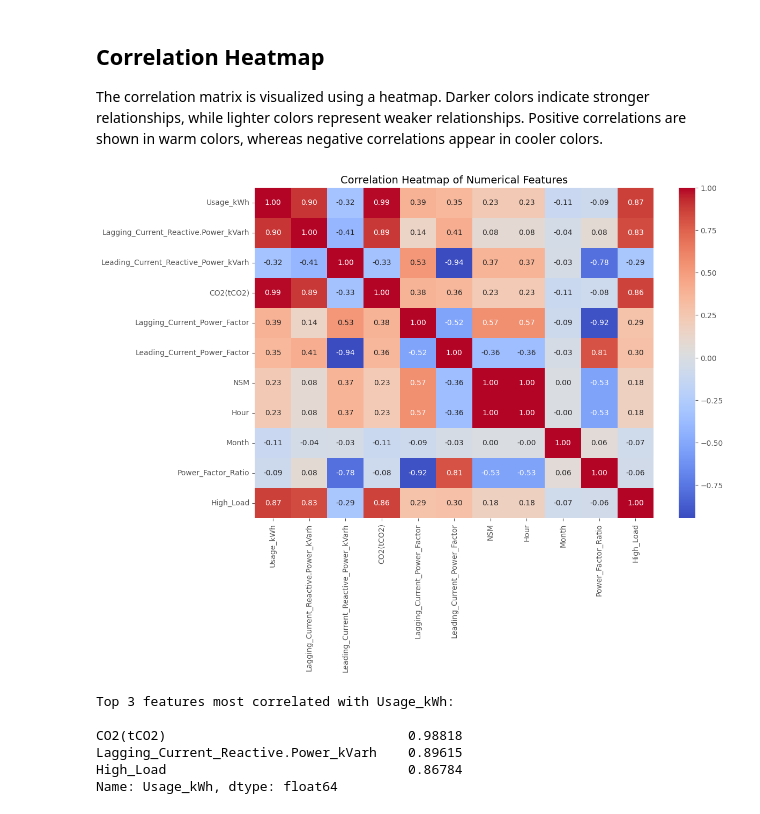
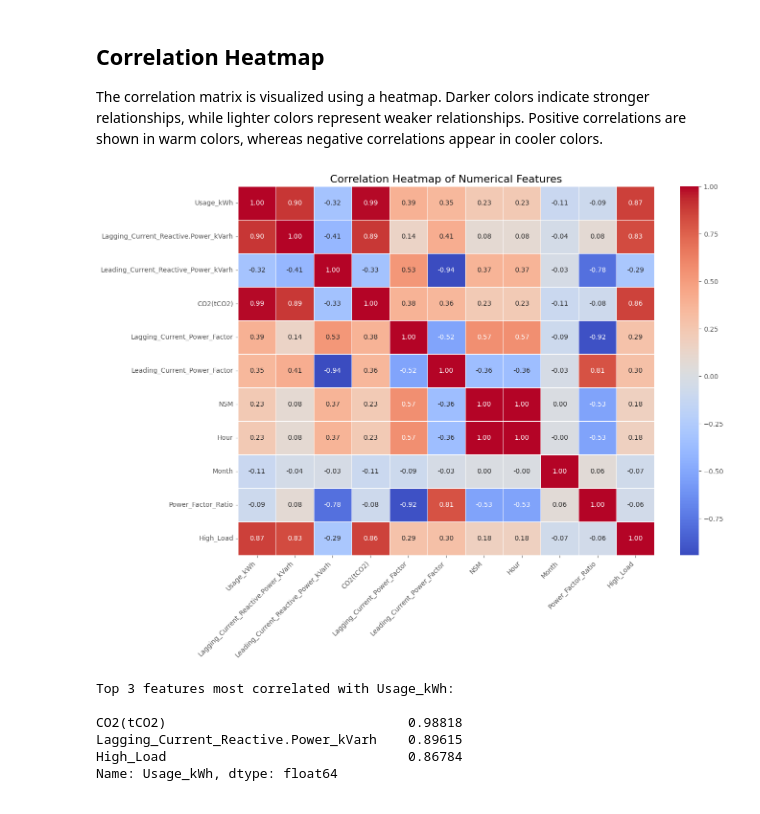
Before and after one commit to hania-sajjad/Week-2-Task, a Jupyter notebook: week2_eda.ipynb, the cells around one changed output. Cells and saved outputs as stored; diff of their text form; code cells hidden in the pictures.

Commit message:
Fixed Heatmap

```diff
--- a/week2_eda.ipynb
+++ b/week2_eda.ipynb
@@ -346,20 +346,23 @@ correlation_matrix
 
 The correlation matrix is visualized using a heatmap. Darker colors indicate stronger relationships, while lighter colors represent weaker relationships. Positive correlations are shown in warm colors, whereas negative correlations appear in cooler colors.
 # %%
-plt.figure(figsize=(12, 8))
+plt.figure(figsize=(14, 10))
 
 sns.heatmap(
     correlation_matrix,
     annot=True,
     fmt=".2f",
-    cmap="coolwarm"
+    cmap="coolwarm",
+    linewidths=0.5
 )
 
-plt.title("Correlation Heatmap of Numerical Features", fontsize=14)
+plt.title("Correlation Heatmap of Numerical Features", fontsize=16)
+plt.xticks(rotation=45, ha='right')
+plt.yticks(rotation=0)
 
 plt.show()
 # %% [output]
-[figure, old version]
+[figure, new version]
 # %%
 # TOP 3 FEATURES
 top_features = (
```
Also changed, not shown: parts of 1 cell of this notebook.
